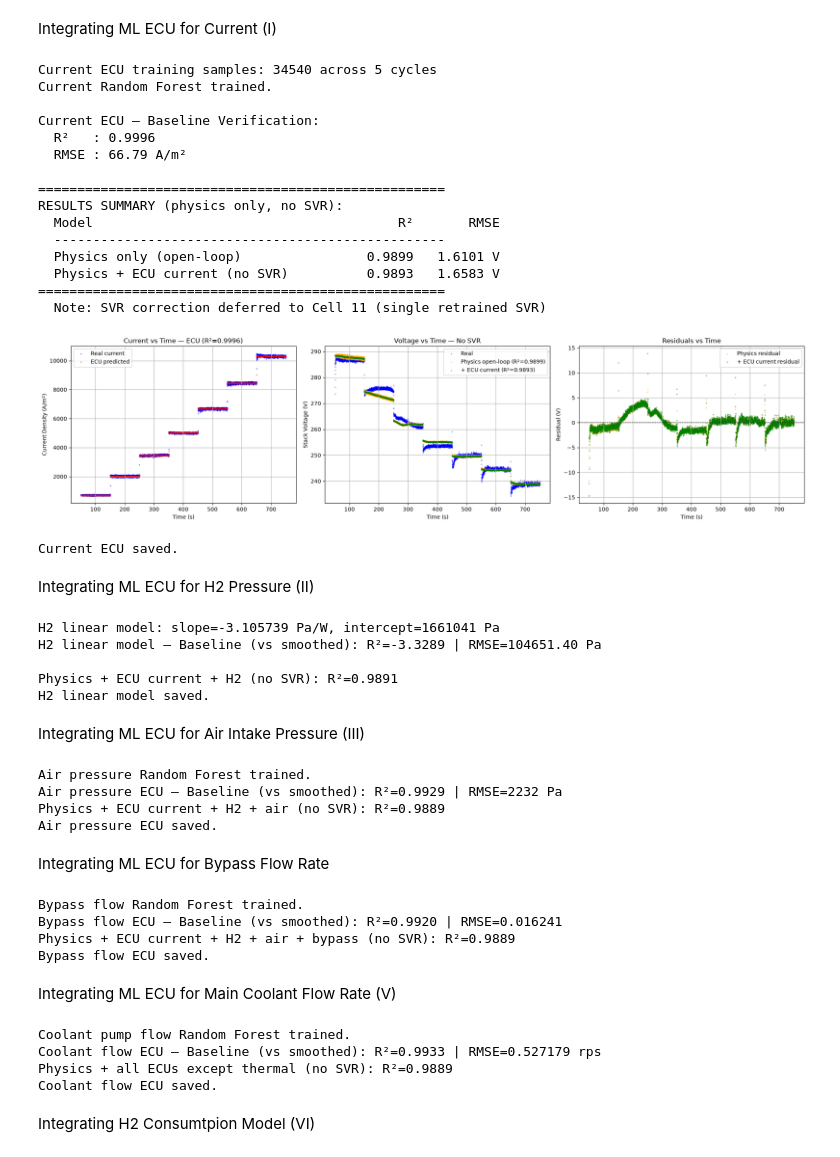
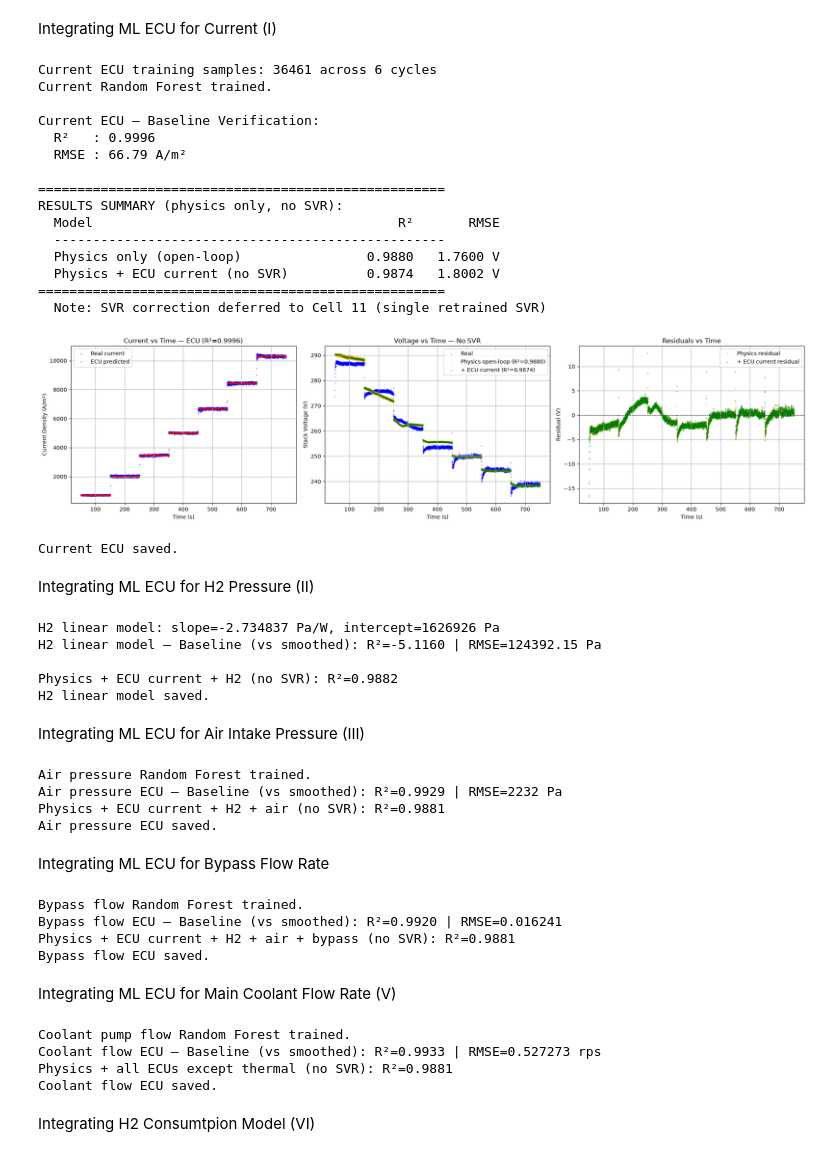
Before and after one commit to atisamfaisal08/Digital-Twin-Project---TFCM2F, a Jupyter notebook: Digital_Twin_Model_FINALLEEEEE.ipynb, the cells around one changed output. Cells and saved outputs as stored; diff of their text form; code cells hidden in the pictures.

```diff
--- a/Digital_Twin_Model_FINALLEEEEE.ipynb
+++ b/Digital_Twin_Model_FINALLEEEEE.ipynb
@@ -83,6 +83,7 @@ df_ramp,  dt_ramp,  T_IN_GLOBAL_RAMP  = process_fc_data('Ramp_Drive_Cycle.csv')
 df_noisy, dt_noisy, T_IN_GLOBAL_NOISY = process_fc_data('Ramp_Hysteresis.csv')
 df_warm, dt_warm, T_IN_GLOBAL_WARM = process_fc_data('Warm_Baseline_Training.csv')
 df_extra, dt_extra, T_IN_GLOBAL_EXTRA = process_fc_data('Baseline_Model_Test.csv')
+df_warm_ramp, dt_warm_ramp, T_IN_GLOBAL_WARM_RAMP = process_fc_data('Hot Ramp.csv')
 
 # Verification cycle — NEVER touched during any training step
 df_ver,   dt_ver,   T_IN_GLOBAL_VER   = process_fc_data('Baseline_Model_Test.csv')
@@ -93,6 +94,7 @@ print(f"  Ramp      : {len(df_ramp)} rows  | dt = {dt_ramp:.2f}s")
 print(f"  Hysteresis: {len(df_noisy)} rows | dt = {dt_noisy:.2f}s")
 print(f"  Warm      : {len(df_warm)} rows | dt = {dt_warm:.2f}s")
 print(f"  Extra     : {len(df_extra)} rows   | dt = {dt_extra:.2f}s")
+print(f"  Hot Ramp  : {len(df_warm_ramp)} rows | dt = {dt_warm_ramp:.2f}s")
 print(f"  Baseline  : {len(df_ver)} rows   | dt = {dt_ver:.2f}s  [HELD OUT]")
 print(f"\nTotal training rows: {len(df_id) + len(df_ramp) + len(df_noisy) + len(df_warm) + len(df_extra)}")
 # %% [output]
@@ -592,10 +595,10 @@ def objective_multi(norm_params, dfs, dts, t_starts):
 
 
 # ── 5. EXECUTE OPTIMIZATION ──────────────────────────────────────────────────
-dfs_train      = [df_id, df_ramp, df_noisy, df_warm, df_extra]
-dts_train      = [0.1, 0.1, 0.1, 0.1, 0.1]
-t_starts_train = [T_IN_GLOBAL_ID, T_IN_GLOBAL_RAMP, T_IN_GLOBAL_NOISY, T_IN_GLOBAL_WARM, T_IN_GLOBAL_EXTRA]
-training_names = ['NEDC', 'Ramp', 'Hysteresis', 'Warm', 'Extra']
+dfs_train      = [df_id, df_ramp, df_noisy, df_warm, df_extra, df_warm_ramp]
+dts_train      = [0.1, 0.1, 0.1, 0.1, 0.1, 0.1]
+t_starts_train = [T_IN_GLOBAL_ID, T_IN_GLOBAL_RAMP, T_IN_GLOBAL_NOISY, T_IN_GLOBAL_WARM, T_IN_GLOBAL_EXTRA, T_IN_GLOBAL_WARM_RAMP]
+training_names = ['NEDC', 'Ramp', 'Hysteresis', 'Warm', 'Extra', 'Hot Ramp']
 
 # Seeded at the last confirmed-clean solved values (all 8 params landed
 # interior, none pinned, this exact configuration), so convergence should be
@@ -733,15 +736,17 @@ X_train_ecu = np.vstack([build_ecu_features(df_id),
                           build_ecu_features(df_ramp),
                           build_ecu_features(df_noisy),
                           build_ecu_features(df_warm),
-                          build_ecu_features(df_extra)])
+                          build_ecu_features(df_extra),
+                          build_ecu_features(df_warm_ramp)])
 
 y_train_ecu = np.concatenate([df_id['current_density'].values,
                                df_ramp['current_density'].values,
                                df_noisy['current_density'].values,
                                df_warm['current_density'].values,
-                               df_extra['current_density'].values])
+                               df_extra['current_density'].values,
+                               df_warm_ramp['current_density'].values])
 
-print(f"Current ECU training samples: {len(y_train_ecu)} across 5 cycles")
+print(f"Current ECU training samples: {len(y_train_ecu)} across 6 cycles")
 ecu_current = RandomForestRegressor(n_estimators=100, max_depth=18, random_state=42, n_jobs=-1)
 ecu_current.fit(X_train_ecu, y_train_ecu)
 print("Current Random Forest trained.")
@@ -777,37 +782,37 @@ axes[0].scatter(time, i_real, color='blue', s=2, alpha=0.4, label='Real current'
 axes[0].scatter(time, current_pred, color='red', s=2, alpha=0.4, label='ECU predicted')
 axes[0].set_title(f'Current vs Time — ECU (R²={ecu_r2:.4f})')
 axes[0].set_xlabel('Time (s)'); axes[0].set_ylabel('Current Density (A/m²)'); axes[0].legend(); axes[0].grid(True)
 axes[1].scatter(time, V_real, color='blue', s=2, alpha=0.3, label='Real')
 axes[1].scatter(time, V_ver_phys, color='orange', s=2, alpha=0.3, label=f'Physics open-loop (R²={r2_phys:.4f})')
 axes[1].scatter(time, V_cl5_phys, color='green', s=2, alpha=0.3, label=f'+ ECU current (R²={r2_cl5_phys:.4f})')
 axes[1].set_title('Voltage vs Time — No SVR'); axes[1].set_xlabel('Time (s)')
 axes[1].set_ylabel('Stack Voltage (V)'); axes[1].legend(); axes[1].grid(True)
 axes[2].scatter(time, V_real - V_ver_phys, color='orange', s=2, alpha=0.4, label='Physics residual')
 axes[2].scatter(time, V_real - V_cl5_phys, color='green', s=2, alpha=0.4, label='+ ECU current residual')
 axes[2].axhline(y=0, color='black', linestyle='--', linewidth=0.8)
 axes[2].set_title('Residuals vs Time'); axes[2].set_xlabel('Time (s)'); axes[2].set_ylabel('Residual (V)')
 axes[2].legend(); axes[2].grid(True)
 plt.tight_layout(); plt.show()
 
 joblib.dump(ecu_current, 'ecu_current_model.pkl', compress = 3)
 print("\nCurrent ECU saved.")
 # %% [output]
-Current ECU training samples: 34540 across 5 cycles
+Current ECU training samples: 36461 across 6 cycles
 Current Random Forest trained.
 
 Current ECU — Baseline Verification:
   R²   : 0.9996
   RMSE : 66.79 A/m²
 
 ====================================================
 RESULTS SUMMARY (physics only, no SVR):
   Model                                       R²       RMSE
   --------------------------------------------------
-  Physics only (open-loop)                0.9899   1.6101 V
-  Physics + ECU current (no SVR)          0.9893   1.6583 V
+  Physics only (open-loop)                0.9880   1.7600 V
+  Physics + ECU current (no SVR)          0.9874   1.8002 V
 ====================================================
   Note: SVR correction deferred to Cell 11 (single retrained SVR)
-[figure, old version]
+[figure, new version]
 Current ECU saved.
 # %% [markdown]
 Integrating ML ECU for H2 Pressure (II)
@@ -824,15 +829,17 @@ power_train = np.concatenate([df_id['power_request'].values,
                                df_ramp['power_request'].values,
                                df_noisy['power_request'].values,
                                df_warm['power_request'].values,
-                               df_extra['power_request'].values]).reshape(-1, 1)
+                               df_extra['power_request'].values,
+                               df_warm_ramp['power_request'].values]).reshape(-1, 1)
 
 h2_train_smooth = np.concatenate([smooth_signal(df_id['h2_p'].values),
                                    smooth_signal(df_ramp['h2_p'].values),
                                    smooth_signal(df_noisy['h2_p'].values),
                                    smooth_signal(df_warm['h2_p'].values),
-                                   smooth_signal(df_extra['h2_p'].values)])
+                                   smooth_signal(df_extra['h2_p'].values),
+                                   smooth_signal(df_warm_ramp['h2_p'].values)]).reshape(-1, 1)
 h2_regressor = LinearRegression()
-h2_regressor.fit(power_train, h2_train_smooth)
+h2_regressor.fit(power_train, h2_train_smooth.ravel())
 print(f"H2 linear model: slope={h2_regressor.coef_[0]:.6f} Pa/W, intercept={h2_regressor.intercept_:.0f} Pa")
 
 power_ver     = df_ver['power_request'].values.reshape(-1, 1)
@@ -852,10 +859,10 @@ print(f"\nPhysics + ECU current + H2 (no SVR): R²={r2_cl6_phys:.4f}")
 joblib.dump(h2_regressor, 'h2_linear_model.pkl', compress = 3)
 print("H2 linear model saved.")
 # %% [output]
-H2 linear model: slope=-3.105739 Pa/W, intercept=1661041 Pa
-H2 linear model — Baseline (vs smoothed): R²=-3.3289 | RMSE=104651.40 Pa
+H2 linear model: slope=-2.734837 Pa/W, intercept=1626926 Pa
+H2 linear model — Baseline (vs smoothed): R²=-5.1160 | RMSE=124392.15 Pa
 
-Physics + ECU current + H2 (no SVR): R²=0.9891
+Physics + ECU current + H2 (no SVR): R²=0.9882
 H2 linear model saved.
 # %% [markdown]
 Integrating ML ECU for Air Intake Pressure (III)
@@ -873,13 +880,15 @@ X_train_air = np.vstack([build_ecu_features_air(df_id),
                           build_ecu_features_air(df_ramp),
                           build_ecu_features_air(df_noisy),
                           build_ecu_features_air(df_warm),
-                          build_ecu_features_air(df_extra)])
+                          build_ecu_features_air(df_extra),
+                          build_ecu_features_air(df_warm_ramp)])
 
 y_train_air = np.concatenate([smooth_signal(df_id['air_p'].values),
                                smooth_signal(df_ramp['air_p'].values),
                                smooth_signal(df_noisy['air_p'].values),
                                smooth_signal(df_warm['air_p'].values),
-                               smooth_signal(df_extra['air_p'].values)])
+                               smooth_signal(df_extra['air_p'].values),
+                               smooth_signal(df_warm_ramp['air_p'].values)])
 
 ecu_air = RandomForestRegressor(n_estimators=100, max_depth=18,random_state=42, n_jobs=-1)
 ecu_air.fit(X_train_air, y_train_air)
@@ -904,7 +913,7 @@ print("Air pressure ECU saved.")
 # %% [output]
 Air pressure Random Forest trained.
 Air pressure ECU — Baseline (vs smoothed): R²=0.9929 | RMSE=2232 Pa
-Physics + ECU current + H2 + air (no SVR): R²=0.9889
+Physics + ECU current + H2 + air (no SVR): R²=0.9881
 Air pressure ECU saved.
 # %% [markdown]
 Integrating ML ECU for Bypass Flow Rate
@@ -922,13 +931,15 @@ X_train_bp = np.vstack([build_ecu_features_bp(df_id),
                          build_ecu_features_bp(df_ramp),
                          build_ecu_features_bp(df_noisy),
                          build_ecu_features_bp(df_warm),
-                         build_ecu_features_bp(df_extra)])
+                         build_ecu_features_bp(df_extra),
+                         build_ecu_features_bp(df_warm_ramp)])
 
 y_train_bp = np.concatenate([smooth_signal(df_id['bypass_flow'].values),
                               smooth_signal(df_ramp['bypass_flow'].values),
                               smooth_signal(df_noisy['bypass_flow'].values),
                               smooth_signal(df_warm['bypass_flow'].values),
-                              smooth_signal(df_extra['bypass_flow'].values)])
+                              smooth_signal(df_extra['bypass_flow'].values),
+                              smooth_signal(df_warm_ramp['bypass_flow'].values)])
 
 ecu_bp = RandomForestRegressor(n_estimators=100, max_depth=18, random_state=42, n_jobs=-1)
 ecu_bp.fit(X_train_bp, y_train_bp)
@@ -953,7 +964,7 @@ print("Bypass flow ECU saved.")
 # %% [output]
 Bypass flow Random Forest trained.
 Bypass flow ECU — Baseline (vs smoothed): R²=0.9920 | RMSE=0.016241
-Physics + ECU current + H2 + air + bypass (no SVR): R²=0.9889
+Physics + ECU current + H2 + air + bypass (no SVR): R²=0.9881
 Bypass flow ECU saved.
 # %% [markdown]
 Integrating ML ECU for Main Coolant Flow Rate (V)
@@ -971,12 +982,15 @@ X_train_wp = np.vstack([build_ecu_features_wp(df_id),
                          build_ecu_features_wp(df_ramp),
                          build_ecu_features_wp(df_noisy),
                          build_ecu_features_wp(df_warm),
-                         build_ecu_features_wp(df_extra)])
+                         build_ecu_features_wp(df_extra),
+                         build_ecu_features_wp(df_warm_ramp)])
+
 y_train_wp = np.concatenate([smooth_signal(df_id['wp_rps'].values),
                               smooth_signal(df_ramp['wp_rps'].values),
                               smooth_signal(df_noisy['wp_rps'].values),
                               smooth_signal(df_warm['wp_rps'].values),
-                              smooth_signal(df_extra['wp_rps'].values)])
+                              smooth_signal(df_extra['wp_rps'].values),
+                              smooth_signal(df_warm_ramp['wp_rps'].values)])
 
 ecu_wp = RandomForestRegressor(n_estimators=100, max_depth=18, random_state=42, n_jobs=-1)
 ecu_wp.fit(X_train_wp, y_train_wp)
@@ -1000,8 +1014,8 @@ joblib.dump(ecu_wp, 'ecu_coolant_model.pkl', compress = 3)
 print("Coolant flow ECU saved.")
 # %% [output]
 Coolant pump flow Random Forest trained.
-Coolant flow ECU — Baseline (vs smoothed): R²=0.9933 | RMSE=0.527179 rps
-Physics + all ECUs except thermal (no SVR): R²=0.9889
+Coolant flow ECU — Baseline (vs smoothed): R²=0.9933 | RMSE=0.527273 rps
+Physics + all ECUs except thermal (no SVR): R²=0.9881
 Coolant flow ECU saved.
 # %% [markdown]
 Integrating H2 Consumtpion Model (VI)
```
Also changed, not shown: parts of 6 cells of this notebook, 1 other file.
